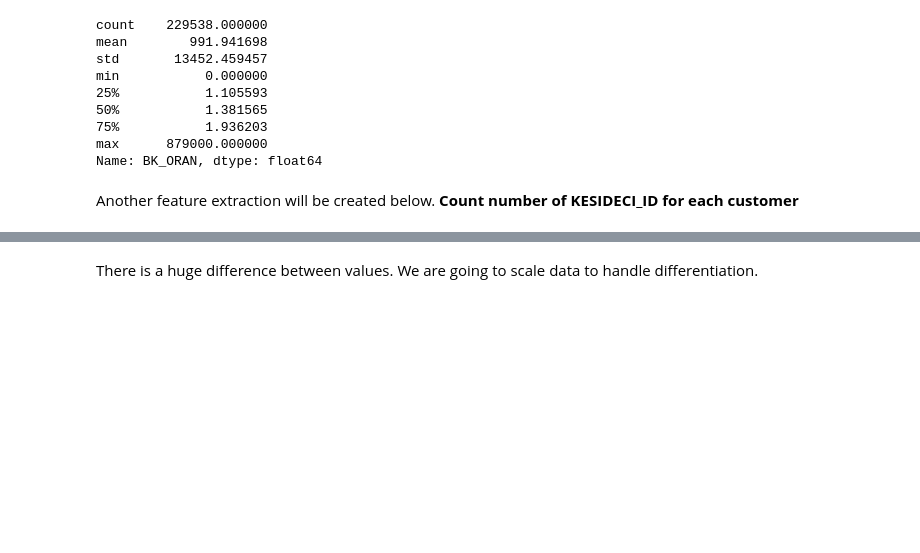
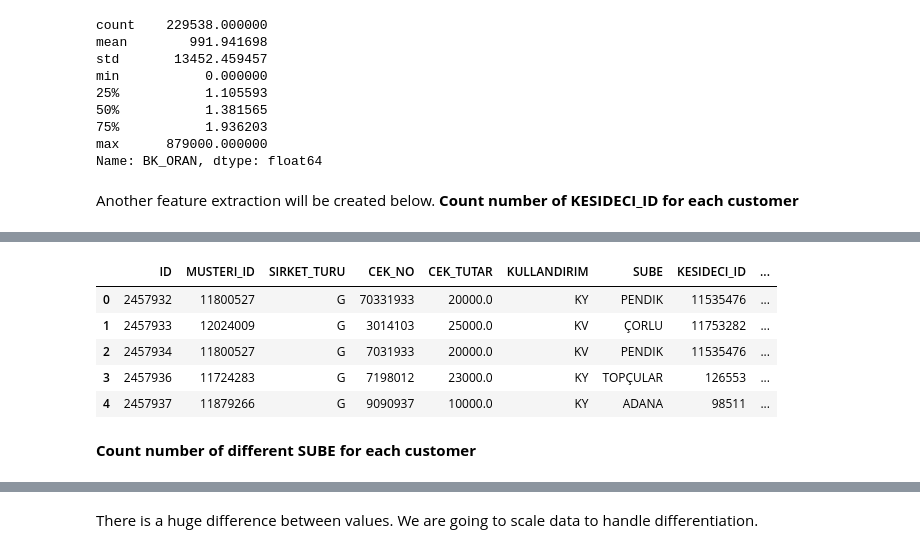
Before and after one commit to EmirhanServeren/factoring-customer-segmentation, a Jupyter notebook: segmentation.ipynb, the cells around one changed output, grey strips where cells are left out. Drawn from its saved outputs; the diff is of its cells as text; code cells hidden in the pictures; blank space fills up the shorter version.

```diff
--- a/segmentation.ipynb
+++ b/segmentation.ipynb
@@ -412,0 +433,11 @@ g_company_type_df.groupby('MUSTERI_ID')['KESIDECI_ID'].nunique().sort_values(asc
+# %%
+g_company_type_df.head(5)
+# %% [output]
+|  | ID | MUSTERI_ID | SIRKET_TURU | CEK_NO | CEK_TUTAR | KULLANDIRIM | SUBE | KESIDECI_ID | ... |
+| 0 | 2457932 | 11800527 | G | 70331933 | 20000.0 | KY | PENDIK | 11535476 | ... |
+| 1 | 2457933 | 12024009 | G | 3014103 | 25000.0 | KV | ÇORLU | 11753282 | ... |
+| 2 | 2457934 | 11800527 | G | 7031933 | 20000.0 | KV | PENDIK | 11535476 | ... |
+| 3 | 2457936 | 11724283 | G | 7198012 | 23000.0 | KY | TOPÇULAR | 126553 | ... |
+| 4 | 2457937 | 11879266 | G | 9090937 | 10000.0 | KY | ADANA | 98511 | ... |
+# %% [markdown]
+**Count number of different SUBE for each customer**
```
Also changed, not shown: parts of 13 cells of this notebook.
